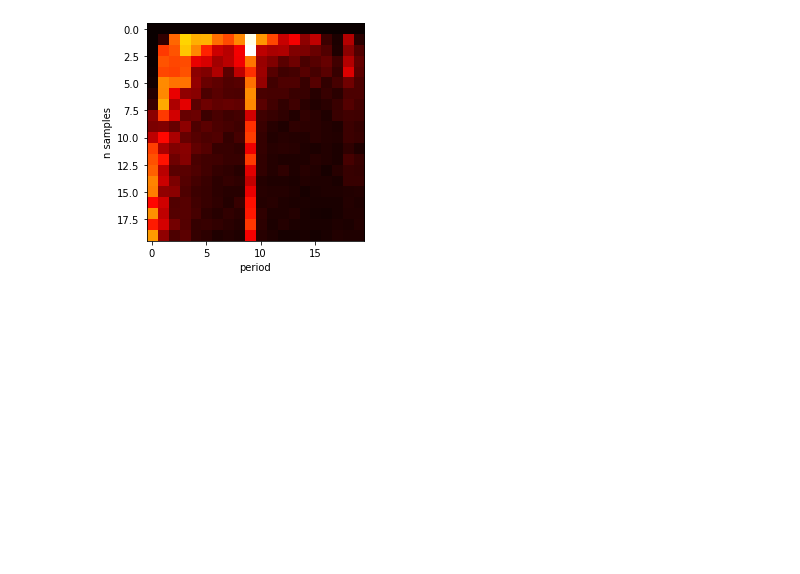
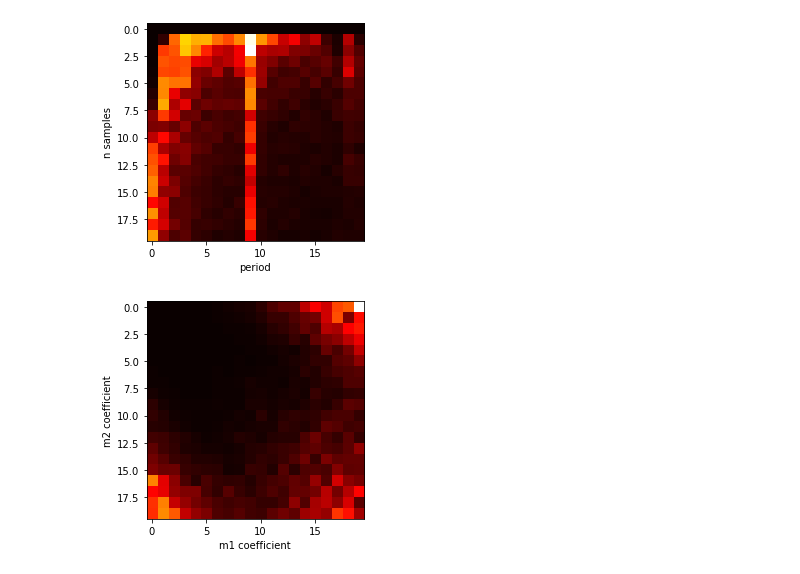
Before and after one commit to aceaton/558proj, a Jupyter notebook: waveform/Sampling.ipynb, the cells around one changed output. Cells and saved outputs as stored; diff of their text form; code cells hidden in the pictures; blank space fills up the shorter version.

Commit message:
added kurt var and var var graphs over coefficient values, kind of confused

```diff
--- a/waveform/Sampling.ipynb
+++ b/waveform/Sampling.ipynb
@@ -147,3 +147,25 @@ plt.show()
 91
 96
 [figure]
+# %%
+# LOOK AT THESE STATS OVER DIFFERENT MIXES
+test_t = 100
+test_n = 100
+mom = 2
+M = 30
+
+a = []
+for i in range(1,1000,50):
+    b = []
+#     print(i)
+    for j in range(1,1000,50):
+        b.append(stats(m1*j+m2*i,test_t,test_n,M,mom))
+    a.append(np.array(b))
+a = np.array(a)
+
+plt.imshow(a, cmap='hot', interpolation='nearest')
+plt.xlabel('m1 coefficient')
+plt.ylabel('m2 coefficient')
+plt.show()
+# %% [output]
+[figure, added]
```
Also changed, not shown: parts of 6 cells of this notebook.
